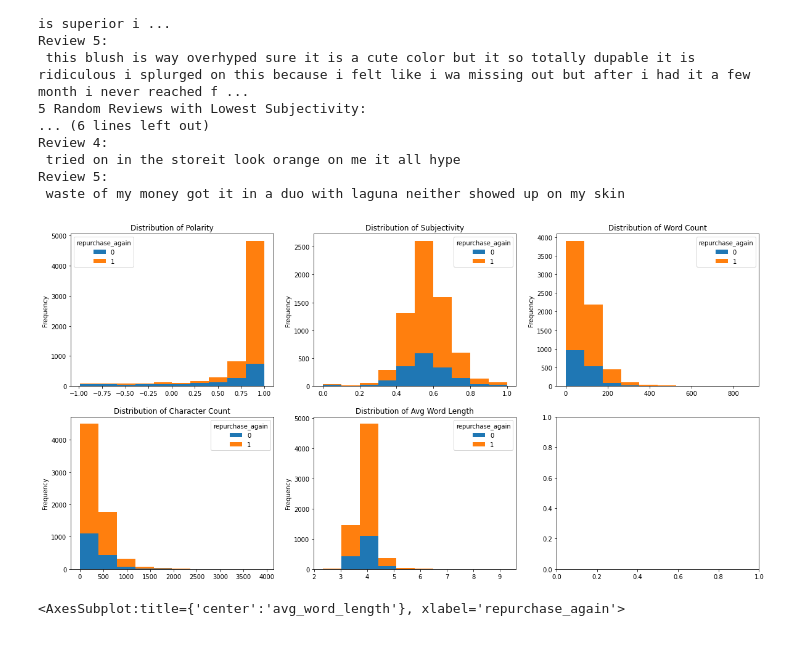
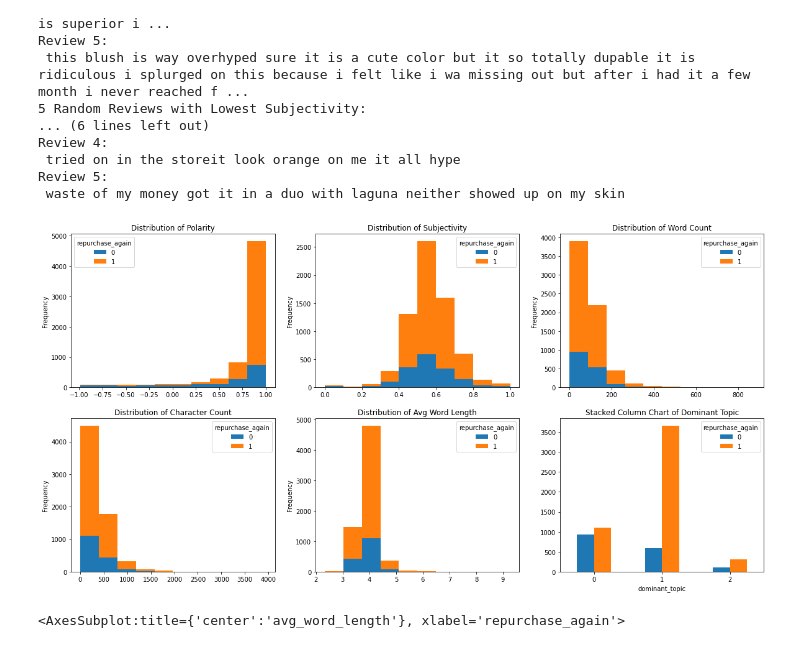
Before and after one commit to kohmin/makeupreviews, a Jupyter notebook: Data Exploration & Preprocessing.ipynb, the cells around one changed output. Cells and saved outputs as stored; diff of their text form; code cells hidden in the pictures.

```diff
--- a/Data Exploration & Preprocessing.ipynb
+++ b/Data Exploration & Preprocessing.ipynb
@@ -1168,20 +1160,23 @@ Review 5:
 # %%
 # Histogram of new features
 fig, ax = plt.subplots(2,3,figsize=(20,10))
 products.pivot(columns='repurchase_again').polarity.plot(kind = 'hist',stacked=True,ax=ax[0,0])
 ax[0,0].title.set_text('Distribution of Polarity')
 products.pivot(columns='repurchase_again').subjectivity.plot(kind = 'hist',stacked=True, ax=ax[0,1])
 ax[0,1].title.set_text('Distribution of Subjectivity')
 products.pivot(columns='repurchase_again').word_count.plot(kind = 'hist',stacked=True,ax=ax[0,2])
 ax[0,2].title.set_text('Distribution of Word Count')
 products.pivot(columns='repurchase_again').char_count.plot(kind = 'hist',stacked=True,ax=ax[1,0])
 ax[1,0].title.set_text('Distribution of Character Count')
 products.pivot(columns='repurchase_again').avg_word_length.plot(kind = 'hist',stacked=True,ax= ax[1,1])
 ax[1,1].title.set_text('Distribution of Avg Word Length')
+products.groupby(['dominant_topic','repurchase_again'])['repurchase_again'].count().unstack().plot(kind='bar',ax=ax[1,2], rot=0)
+ax[1,2].title.set_text('Stacked Column Chart of Dominant Topic')
 
 # Similar distributions across the different target value
+# Observe that topic 1 has higher frequency of repurchase
 # %% [output]
-[figure, old version]
+[figure, new version]
 # %%
 # Boxplot of new features
 fig, ax = plt.subplots(2,3,figsize=(20,15))
```
Also changed, not shown: parts of 3 cells of this notebook.
